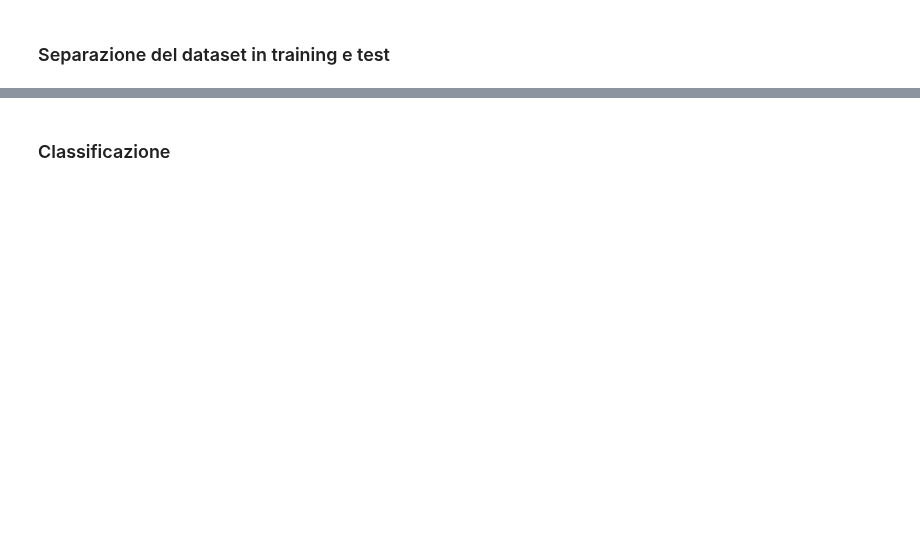
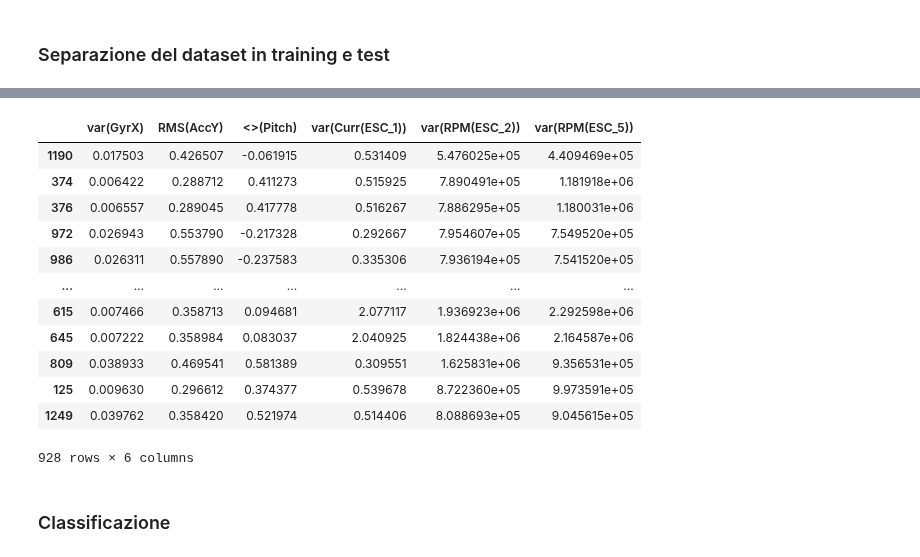
Before and after one commit to ChiaraAmalia/ProgettoManutenzionePreventiva, a Jupyter notebook: analisi copy.ipynb, the cells around one changed output, grey strips where cells are left out. Saved outputs shown, nothing was run; the diff lists cells and outputs as text; code cells hidden in the pictures; blank space fills up the shorter version.

```diff
--- a/analisi copy.ipynb
+++ b/analisi copy.ipynb
@@ -144,3 +210,19 @@ print(y_test.shape)
+# %%
+x_train
+# %% [output]
+|  | var(GyrX) | RMS(AccY) | <>(Pitch) | var(Curr(ESC_1)) | var(RPM(ESC_2)) | var(RPM(ESC_5)) |
+| 1190 | 0.017503 | 0.426507 | -0.061915 | 0.531409 | 5.476025e+05 | 4.409469e+05 |
+| 374 | 0.006422 | 0.288712 | 0.411273 | 0.515925 | 7.890491e+05 | 1.181918e+06 |
+| 376 | 0.006557 | 0.289045 | 0.417778 | 0.516267 | 7.886295e+05 | 1.180031e+06 |
+| 972 | 0.026943 | 0.553790 | -0.217328 | 0.292667 | 7.954607e+05 | 7.549520e+05 |
+| 986 | 0.026311 | 0.557890 | -0.237583 | 0.335306 | 7.936194e+05 | 7.541520e+05 |
+| ... | ... | ... | ... | ... | ... | ... |
+| 615 | 0.007466 | 0.358713 | 0.094681 | 2.077117 | 1.936923e+06 | 2.292598e+06 |
+| 645 | 0.007222 | 0.358984 | 0.083037 | 2.040925 | 1.824438e+06 | 2.164587e+06 |
+| 809 | 0.038933 | 0.469541 | 0.581389 | 0.309551 | 1.625831e+06 | 9.356531e+05 |
+| 125 | 0.009630 | 0.296612 | 0.374377 | 0.539678 | 8.722360e+05 | 9.973591e+05 |
+| 1249 | 0.039762 | 0.358420 | 0.521974 | 0.514406 | 8.088693e+05 | 9.045615e+05 |
+928 rows × 6 columns
 # %%
 # List of classifiers:
 classifiers = [
```
Also changed, not shown: parts of 12 cells of this notebook.
